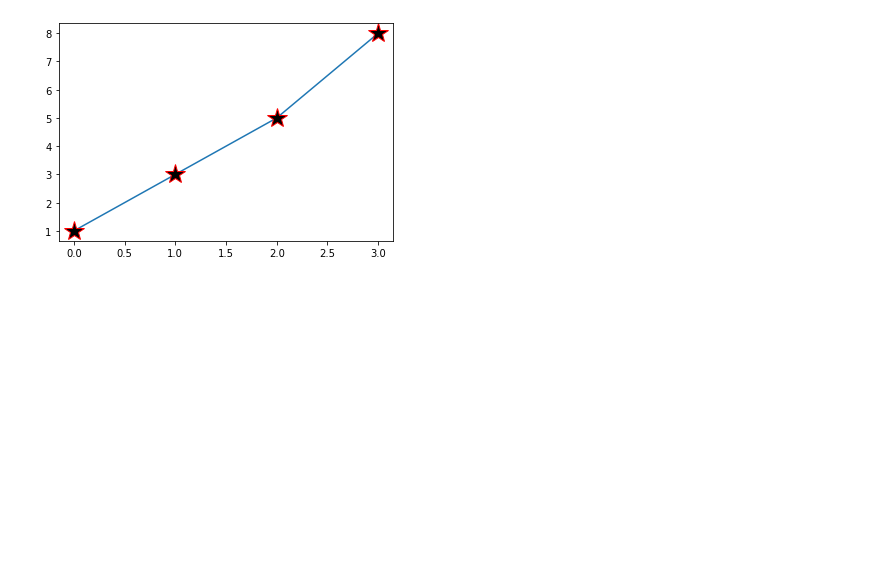
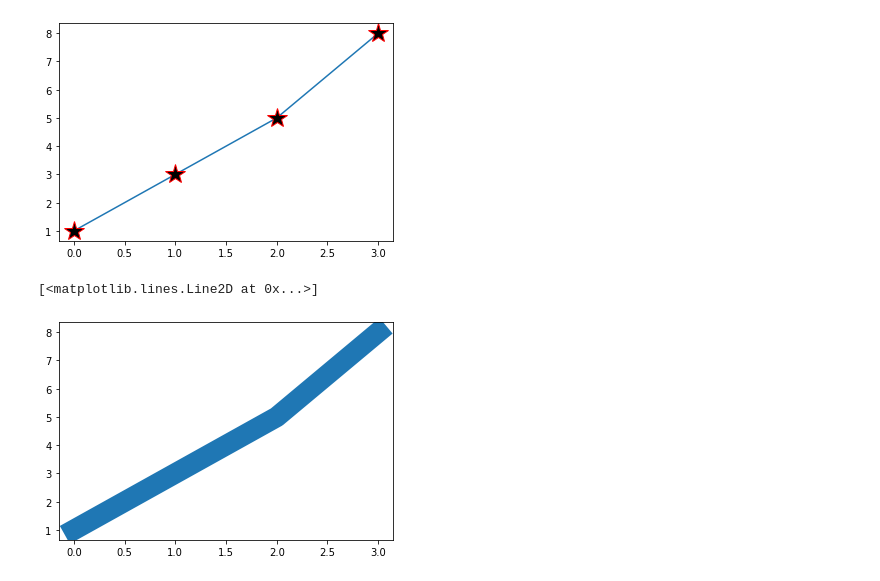
Before and after one commit to kishan01lko/codeeboy, a Jupyter notebook: Welcome_To_Colaboratory.ipynb, the cells around one changed output. Drawn from its saved outputs; the diff is of its cells as text; code cells hidden in the pictures; blank space fills up the shorter version.

Commit message:
Matplotlib Library

```diff
--- a/Welcome_To_Colaboratory.ipynb
+++ b/Welcome_To_Colaboratory.ipynb
@@ -224,3 +224,8 @@ plt.plot(x, marker = '*' , mec = 'r', ms = 20 , mfc = 'k' )
 # %% [output]
 [<matplotlib.lines.Line2D at 0x...>]
 [figure]
+# %%
+plt.plot(x, linewidth = '20.5')
+# %% [output]
+[<matplotlib.lines.Line2D at 0x...>]
+[figure, added]
```
Also changed, not shown: parts of 27 cells of this notebook.
